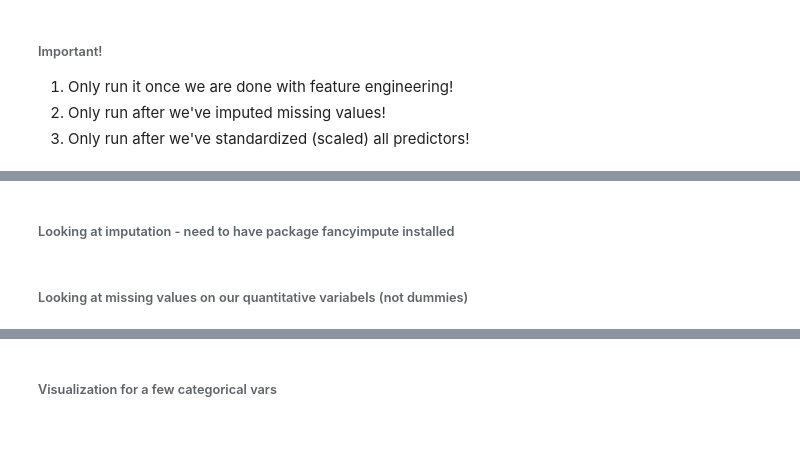
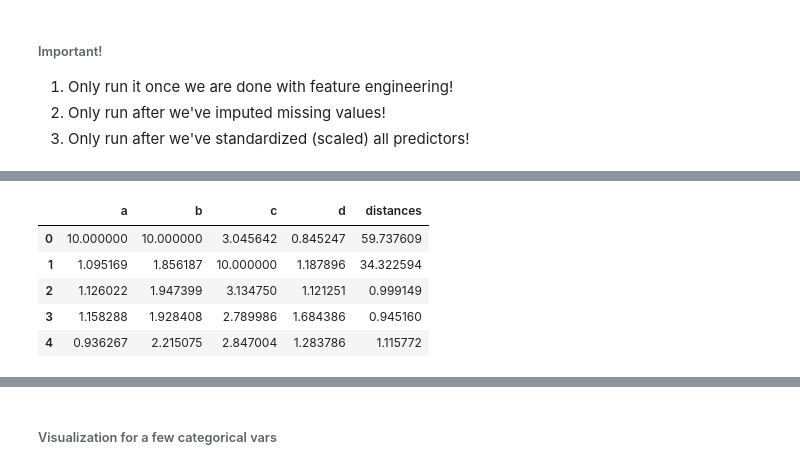
Before and after one commit to gwenkf/IowaHousePrices, a Jupyter notebook: House_Prices_Prepare_Dimitri.ipynb, the cells around one changed output, grey strips where cells are left out. Drawn from its saved outputs; the diff is of its cells as text; code cells hidden in the pictures; blank space fills up the shorter version.

```diff
--- a/House_Prices_Prepare_Dimitri.ipynb
+++ b/House_Prices_Prepare_Dimitri.ipynb
@@ -2796,46 +2799,27 @@ outliers(df, ['a','b','c'], kneighbors = 5)
-# %%
-# This function takes 3 arguments: data frame, list of column names, and # of neighbors
-# It returns the original data frame with one extra column: 'distances'
-# What does it do?
-# 1. Calculates Euclidean distance for all observation pairs
-# 2. For each observation it takes 'kneighbors' smallest distances and sums them up
-# 3. Puts those sums in a new column - 'distances'
-# After it's done, we can inspect 'distances' column and toss those observations that have very high distances
-# because high distances mean: This observation is very far even from its closest neighbors!
-
-import scipy
-from scipy.spatial.distance import pdist, squareform
-def outliers(data, nameslist, kneighbors = 40):
-    dist = pdist(data[nameslist], metric='euclidean')   # calculate distances b/w rows
-    dist = squareform(dist)                             # turn it into a squared numpy array (square matrix)
-    nrows = data.shape[0]                               # number of rows in our data frame
-    distances = pd.Series([0.0] * nrows)                # create placeholder for distances
-    for i in range(nrows):
-        myarray = dist[i]
-        myarray = myarray[~np.isnan(myarray)]           # remove NANs
-        myarray = np.sort(myarray)[0:(kneighbors + 1)]  # sort (ascending) and take only kneighbors distances
-        distances[i] = np.sum(myarray)                  # sum up distances to kneighbors similar neighbors
-    data['distances'] = distances                       # add 'distances' as a new column
-    return data
 # %%
 # Example how to use our outliers function:
 
 # Generate Fake Pandas data frame (not related at all to our data)
 import numpy as np
 import pandas as pd
 from scipy.spatial.distance import pdist, squareform
 a = pd.Series(np.random.normal(1, 0.1, 20))
 df = pd.DataFrame(a, columns=['a'])
 df['b'] = pd.Series(np.random.normal(2, 0.1, 20))
 df['c'] = pd.Series(np.random.normal(3, 0.1, 20))
 df['d'] = 2 * df['a'] + 1.5 * df['b'] - 1.3 * df['c'] + pd.Series(np.random.normal(0, 0.1, 20))
 df.loc[0,'a'] = 10
 df.loc[0,'b'] = 10
 df.loc[1,'c'] = 10
-# df.head
+df.head()
 
 # Using our function to add distances:
-# df = outliers(df, ['a','b','c'], kneighbors = 5)
-df
+df = outliers(df, ['a','b','c'], kneighbors = 5)
+df.head()
+# %% [output]
+|  | a | b | c | d | distances |
+| 0 | 10.000000 | 10.000000 | 3.045642 | 0.845247 | 59.737609 |
+| 1 | 1.095169 | 1.856187 | 10.000000 | 1.187896 | 34.322594 |
+| 2 | 1.126022 | 1.947399 | 3.134750 | 1.121251 | 0.999149 |
+| 3 | 1.158288 | 1.928408 | 2.789986 | 1.684386 | 0.945160 |
+| 4 | 0.936267 | 2.215075 | 2.847004 | 1.283786 | 1.115772 |
-# %% [markdown]
-###### Looking at imputation - need to have package fancyimpute installed
@@ -2864,2 +2825,0 @@ df_filled
-# %% [markdown]
-###### Looking at missing values on our quantitative variabels (not dummies)
```
Also changed, not shown: parts of 38 cells of this notebook, 2 other files.
